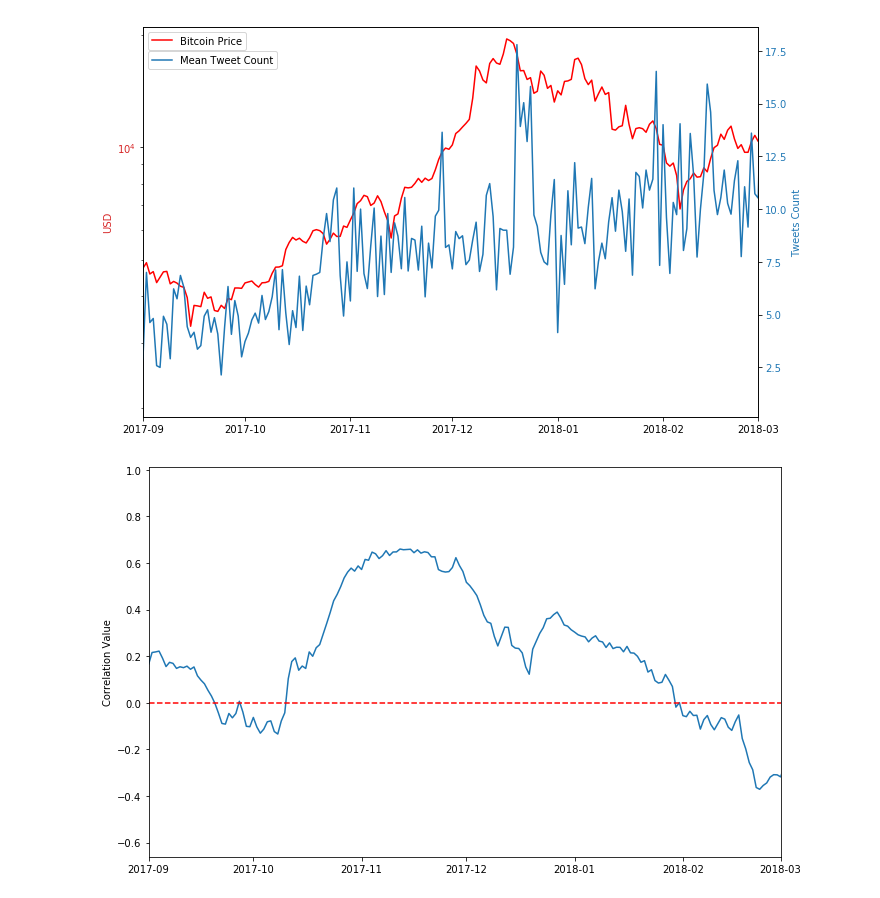
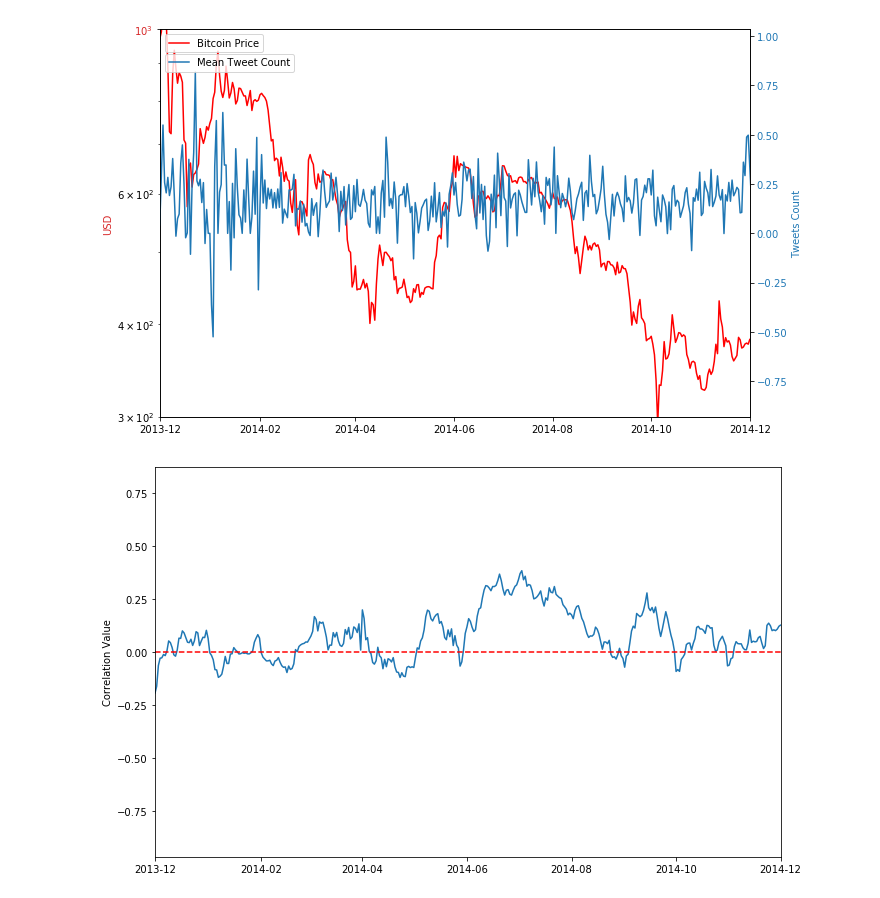
Before and after one commit to CongChen2017/Bitcoin_Twitter_Sentiment_Analysis, a Jupyter notebook: VisualizationTemplate.ipynb, the cells around one changed output. Drawn from its saved outputs; the diff is of its cells as text; code cells hidden in the pictures.

```diff
--- a/VisualizationTemplate.ipynb
+++ b/VisualizationTemplate.ipynb
@@ -15,7 +15,7 @@ import quandl
 from pprint import pprint
 # %%
 # read in the data file, pay attention with your file path
-df = pd.read_csv("merged_tweet_file_ind.csv", index_col = 0)
+df = pd.read_csv("merged_compound_file_org.csv", index_col = 0)
 # %%
 # drop extra columns for average calculation
 df_analysis = df.drop(["Converted_Date", "BTC_Price"], axis = 1)
@@ -45,33 +45,33 @@ df_analysis = df_analysis.sort_values("Date")
 # %%
 # generate plots, show fig
 # some parameters can be adjusted, such as xlim, ylim, ylog, labels
 fig, ax1 = plt.subplots(figsize = (10, 6))
 color = 'tab:red'
 ax1.set_ylabel('USD', color=color)
 ax1.plot(df_analysis["Date"], df_analysis['BTC_Price'], label = "Bitcoin Price", color='red')
 ax1.set_yscale('log')
 ax1.tick_params(axis='y', labelcolor=color)
 ax1.legend(loc='upper left')
 # ax1.set_ylim(100, 21000)
 # ax1.set_ylim(10, 1200)
 # ax1.set_ylim(600, 21000)
-ax1.set_ylim(1900, 21000)
+ax1.set_ylim(300, 1000)
 
 ax2 = ax1.twinx()
 color = 'tab:blue'
 ax2.set_ylabel('Tweets Count', color=color)
 ax2.plot(df_analysis["Date"], df_analysis["analysis"], label = "Mean Tweet Count")
 ax2.tick_params(axis='y', labelcolor=color)
 
 ax2.legend(loc='upper left', bbox_to_anchor=(0, 0.95))
-plt.xlim(pd.Timestamp('2017-09-01'), pd.Timestamp('2018-03-01'))
+plt.xlim(pd.Timestamp('2013-12-01'), pd.Timestamp('2014-12-01'))
 # plt.xlim(pd.Timestamp('2015-01-01'), pd.Timestamp('2017-01-01'))
 # ax2.set_ylim(-0.5, 0.9)
 plt.tight_layout()
 plt.savefig("Fig01.png")
 plt.show()
 # %% [output]
-[figure, old version]
+[figure, new version]
 # %%
 # calculate correlation
 corr = df_analysis["BTC_Price"].rolling(window=60, min_periods=5).corr(df_analysis["analysis"])
@@ -79,7 +79,7 @@ corr = df_analysis["BTC_Price"].rolling(window=60, min_periods=5).corr(df_analys
 # generate plot to show correlation change
 plt.figure(figsize=(10,6))
 plt.plot(df_analysis["Date"], corr)
-plt.xlim(pd.Timestamp('2017-09-01'), pd.Timestamp('2018-03-01'))
+plt.xlim(pd.Timestamp('2013-12-01'), pd.Timestamp('2014-12-01'))
 # plt.xlim(pd.Timestamp('2015-01-01'), pd.Timestamp('2017-01-01'))
 plt.axhline(y=0, color='r', linestyle='--')
 plt.ylabel("Correlation Value")
@@ -87,4 +87,4 @@ plt.savefig("Fig01b.png")
 plt.tight_layout()
 plt.show()
 # %% [output]
-[figure, old version]
+[figure, new version]
```
Also changed, not shown: 1 other file.
